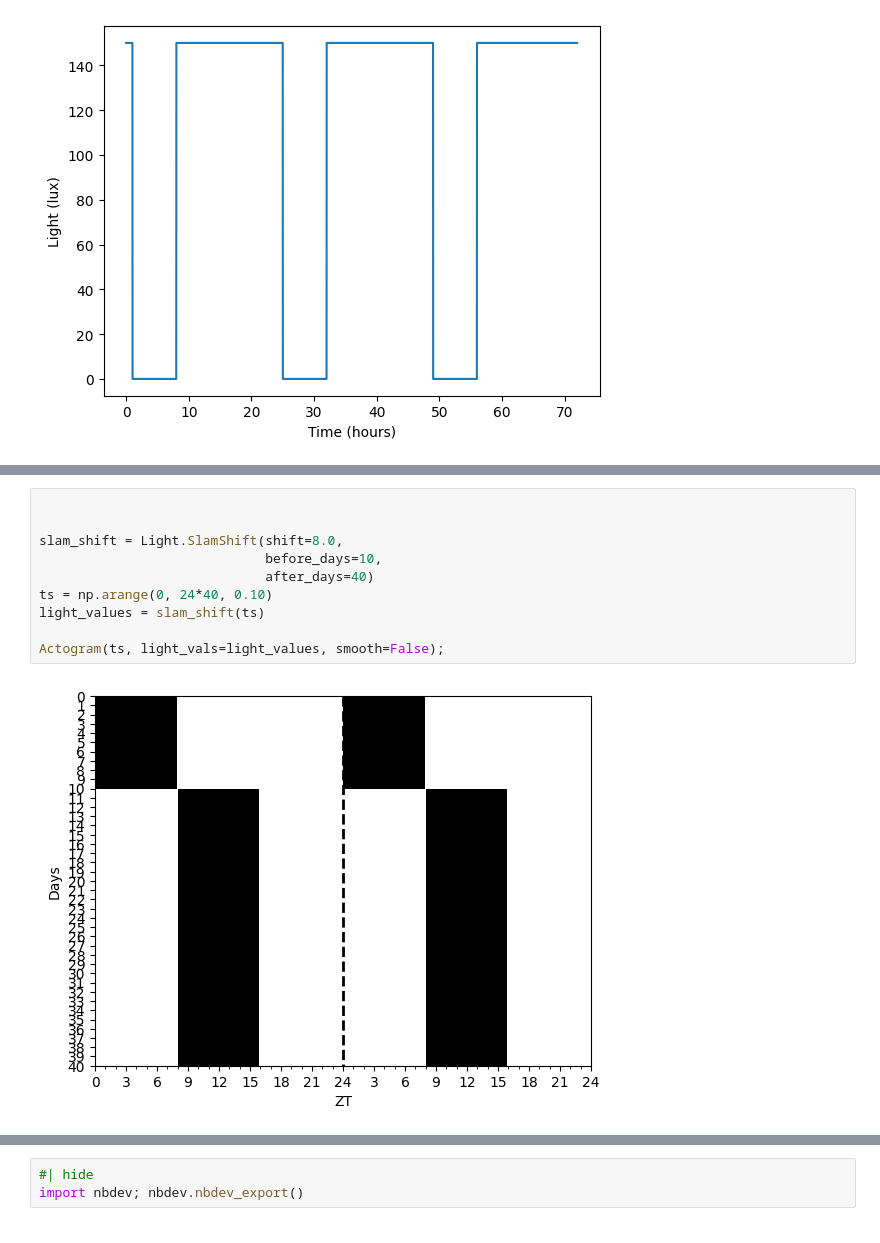
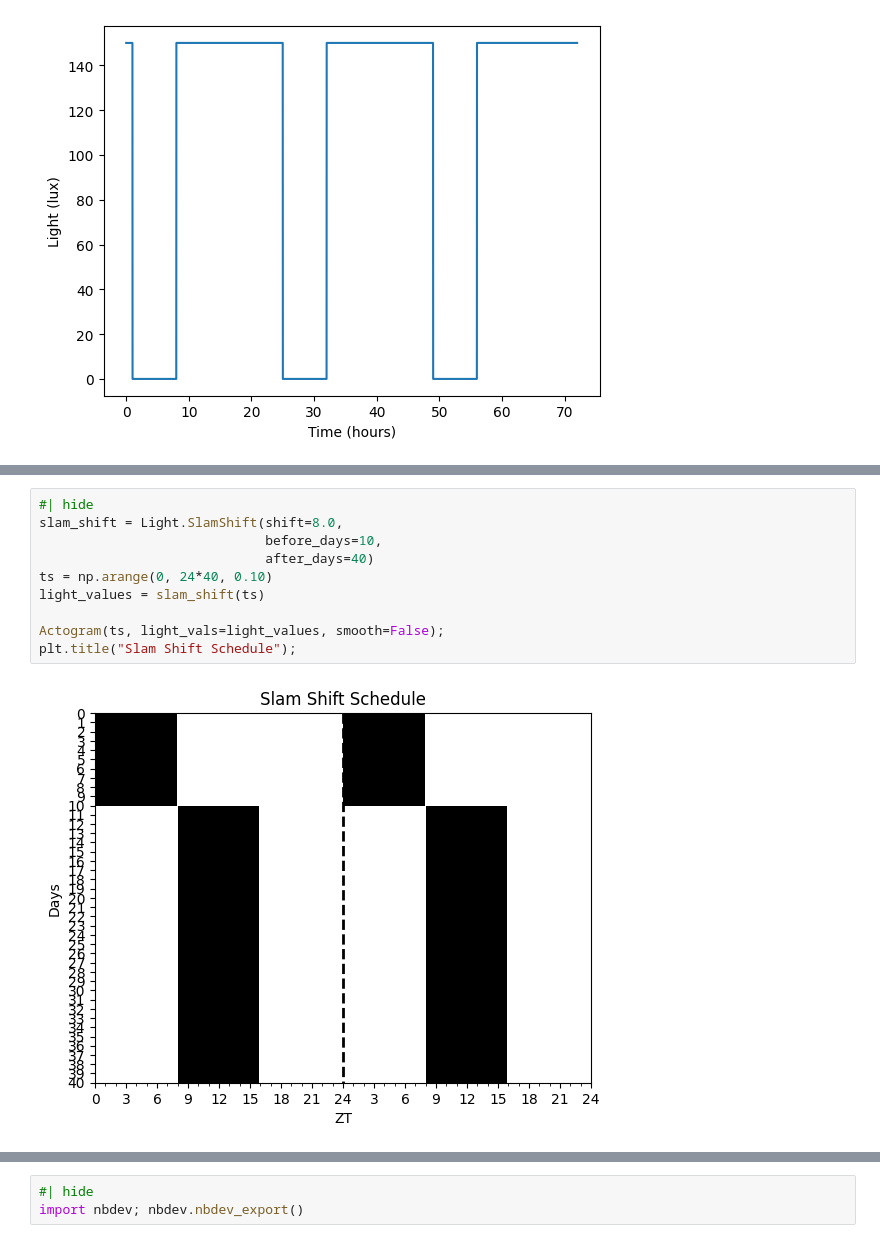
Before and after one commit to Arcascope/circadian, a Jupyter notebook: nbs/01_lights.ipynb, the cells around one changed output, grey strips where cells are left out. Cells and saved outputs as stored; diff of their text form.

```diff
--- a/nbs/01_lights.ipynb
+++ b/nbs/01_lights.ipynb
@@ -742,12 +737,12 @@ Actogram(ts, light_vals=light_values, smooth=False);
 # %%
-
-
+#| hide
 slam_shift = Light.SlamShift(shift=8.0,
                              before_days=10,
                              after_days=40)
 ts = np.arange(0, 24*40, 0.10)
 light_values = slam_shift(ts)
 
 Actogram(ts, light_vals=light_values, smooth=False);
+plt.title("Slam Shift Schedule");
 # %% [output]
-[figure, old version]
+[figure, new version]
```
Also changed, not shown: parts of 21 cells of this notebook.
